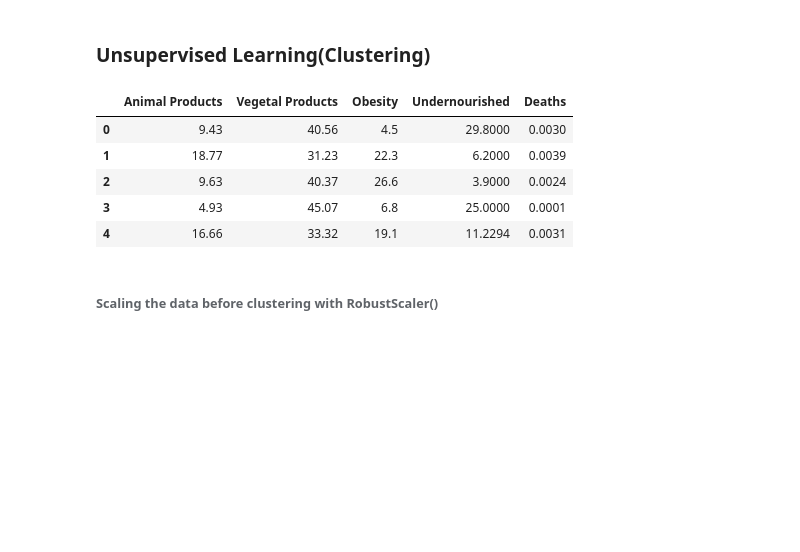
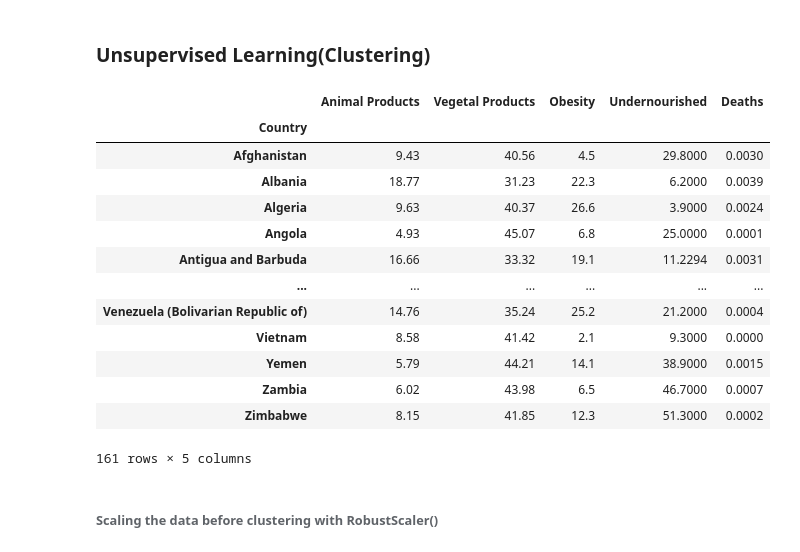
Before and after one commit to MahalavanyaSriram/COVID-19_Prediction, a Jupyter notebook: Kdd_Project.ipynb, the cells around one changed output. Drawn from its saved outputs; the diff is of its cells as text; code cells hidden in the pictures; blank space fills up the shorter version.

```diff
--- a/Kdd_Project.ipynb
+++ b/Kdd_Project.ipynb
@@ -130,6 +141,7 @@ covid_food_data['Undernourished'].fillna((covid_food_data['Undernourished'].mean
 # dropping rows that has missing values for confirmed deaths and recovered columns.
 # Since most of them are geographically dispersed islands and are not affected by covid
 covid_food_data.dropna(axis=0,subset = ['Confirmed', 'Deaths'], inplace=True)
+covid_food_data.reset_index(drop=True, inplace=True)
 # %% [markdown]
 ###### Handling missing values in the column Active
 # %%
@@ -378,15 +407,25 @@ alt.Chart(covid_food_data).mark_point().encode(
 ### Unsupervised Learning(Clustering)
 # %%
 #Since all other foods sum up to animal products and vegetal products, we subsetted the data to include only those foods to avoid multi-coolinearity
+covid_index_data = covid_food_data['Country']
 covid_food_data = covid_food_data[['Animal Products', 'Vegetal Products', 'Obesity', 'Undernourished', 'Deaths']]
-covid_food_data.head()
+covid_food_data.index = covid_index_data
+covid_food_data
 # %% [output]
 |  | Animal Products | Vegetal Products | Obesity | Undernourished | Deaths |
-| 0 | 9.43 | 40.56 | 4.5 | 29.8000 | 0.0030 |
-| 1 | 18.77 | 31.23 | 22.3 | 6.2000 | 0.0039 |
-| 2 | 9.63 | 40.37 | 26.6 | 3.9000 | 0.0024 |
-| 3 | 4.93 | 45.07 | 6.8 | 25.0000 | 0.0001 |
-| 4 | 16.66 | 33.32 | 19.1 | 11.2294 | 0.0031 |
+| Country |  |  |  |  |  |
+| Afghanistan | 9.43 | 40.56 | 4.5 | 29.8000 | 0.0030 |
+| Albania | 18.77 | 31.23 | 22.3 | 6.2000 | 0.0039 |
+| Algeria | 9.63 | 40.37 | 26.6 | 3.9000 | 0.0024 |
+| Angola | 4.93 | 45.07 | 6.8 | 25.0000 | 0.0001 |
+| Antigua and Barbuda | 16.66 | 33.32 | 19.1 | 11.2294 | 0.0031 |
+| ... | ... | ... | ... | ... | ... |
+| Venezuela (Bolivarian Republic of) | 14.76 | 35.24 | 25.2 | 21.2000 | 0.0004 |
+| Vietnam | 8.58 | 41.42 | 2.1 | 9.3000 | 0.0000 |
+| Yemen | 5.79 | 44.21 | 14.1 | 38.9000 | 0.0015 |
+| Zambia | 6.02 | 43.98 | 6.5 | 46.7000 | 0.0007 |
+| Zimbabwe | 8.15 | 41.85 | 12.3 | 51.3000 | 0.0002 |
+161 rows × 5 columns
 # %% [markdown]
 ###### Scaling the data before clustering with RobustScaler()
 # %%
```
Also changed, not shown: parts of 41 cells of this notebook.
